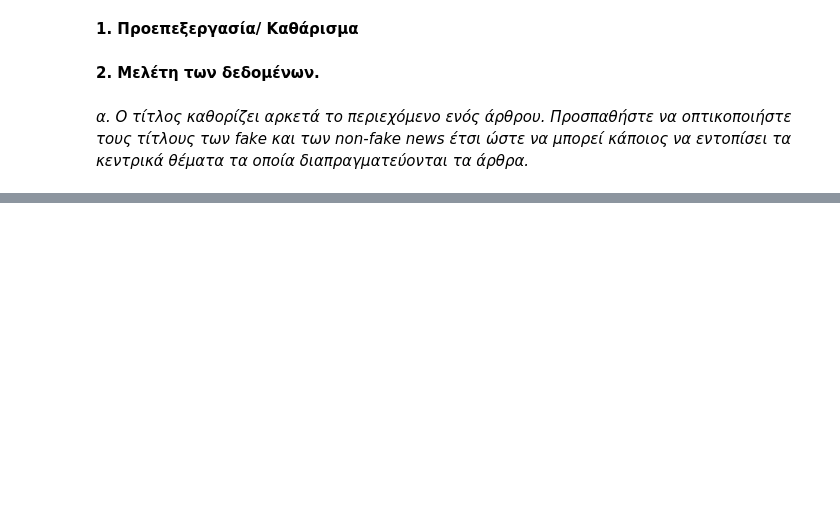
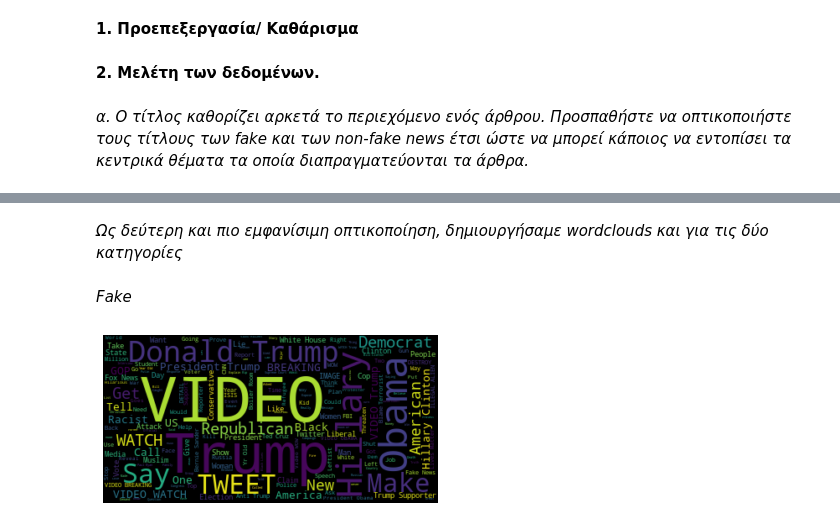
Before and after one commit to Themis-Sot/datam, a Jupyter notebook: DataMining_Project2.ipynb, the cells around one changed output, grey strips where cells are left out. Drawn from its saved outputs; the diff is of its cells as text; code cells hidden in the pictures; blank space fills up the shorter version.

```diff
--- a/DataMining_Project2.ipynb
+++ b/DataMining_Project2.ipynb
@@ -108,0 +231,13 @@ print(trueTokens2[0])
+# %% [markdown]
+*Ως δεύτερη και πιο εμφανίσιμη οπτικοποίηση, δημιουργήσαμε wordclouds και για τις δύο κατηγορίες*
+# %% [markdown]
+*Fake*
+# %%
+text = " ".join(n for n in fakeNN['title'])
+wordcloud = WordCloud(stopwords=stop_words).generate(text)
+plt.imshow(wordcloud, interpolation='bilinear')
+plt.axis("off")
+
+plt.show()
+# %% [output]
+[figure, added]
```
Also changed, not shown: parts of 23 cells of this notebook.
